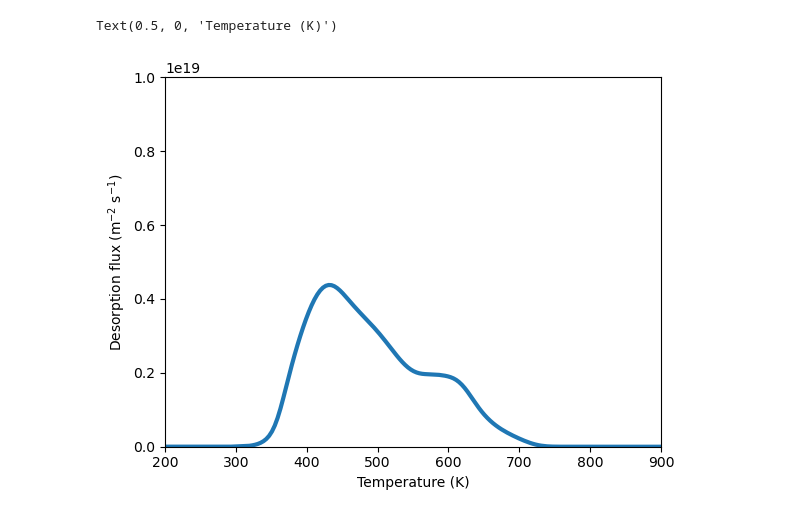
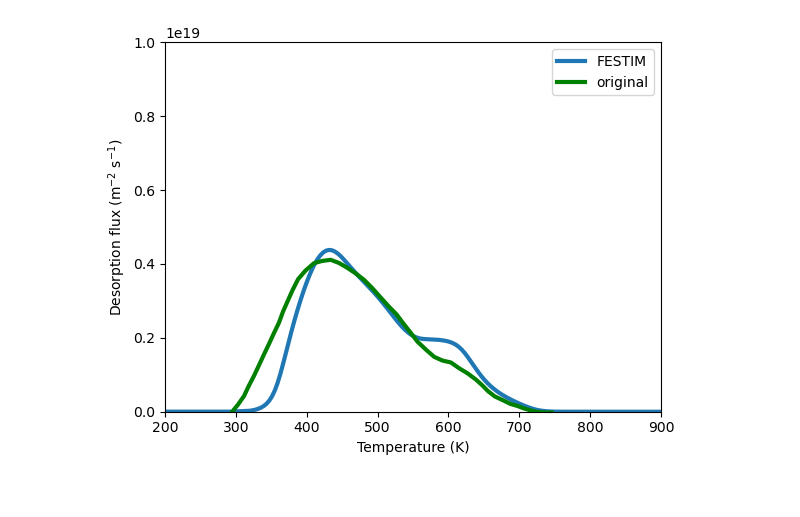
Before and after one commit to festim-dev/V-V-report, a Jupyter notebook: report/thermodesorption-spectra/ogorodnikova-tds.ipynb, the cells around one changed output. Cells and saved outputs as stored; diff of their text form; code cells hidden in the pictures.

Commit message:
added original experimental data to plot for comparison

```diff
--- a/report/thermodesorption-spectra/ogorodnikova-tds.ipynb
+++ b/report/thermodesorption-spectra/ogorodnikova-tds.ipynb
@@ -150,14 +150,22 @@ flux_right = derived_quantities.filter(fields="solute", surfaces=2).data
 
 flux_total = -np.array(flux_left) - np.array(flux_right)
 # %%
+#plotting simulation data
 temp = [implantation_temp + 8*(t - start_tds) for t in t]
+plt.plot(temp, flux_total, linewidth=3, label = "FESTIM")
 
-plt.plot(temp, flux_total, linewidth=3)
+#plotting original data
+experimental_tds = np.genfromtxt("ogorodnikova-original.csv", delimiter=",")
+experimental_temp = experimental_tds[:, 0]
+experimental_flux = experimental_tds[:, 1]
+plt.plot(experimental_temp, experimental_flux, linewidth=3, color="green", label="original")
 
+plt.legend()
 plt.xlim(min_temp, max_temp)
 plt.ylim(bottom=0, top=1e19)
 plt.ylabel(r"Desorption flux (m$^{-2}$ s$^{-1}$)")
 plt.xlabel(r"Temperature (K)")
+
+plt.show()
 # %% [output]
-Text(0.5, 0, 'Temperature (K)')
-[figure, old version]
+[figure, new version]
```
Also changed, not shown: parts of 1 cell of this notebook, 1 other file.
